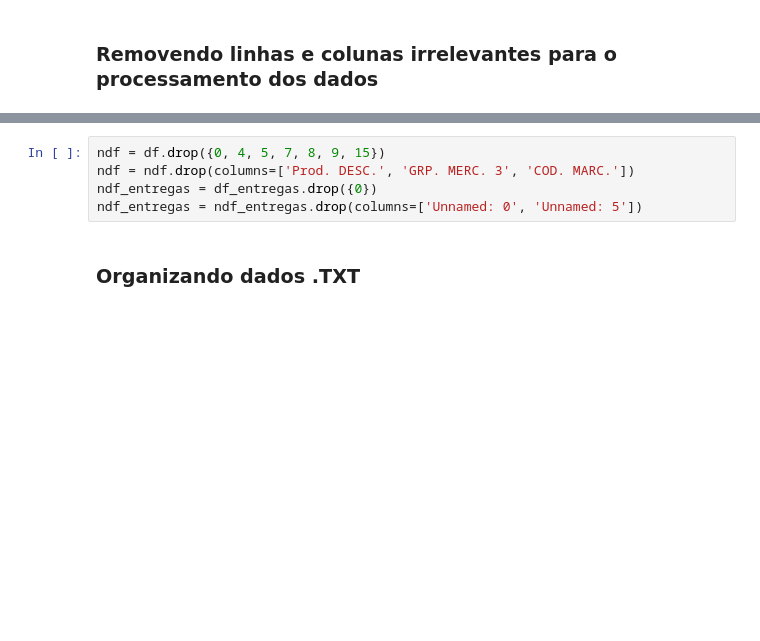
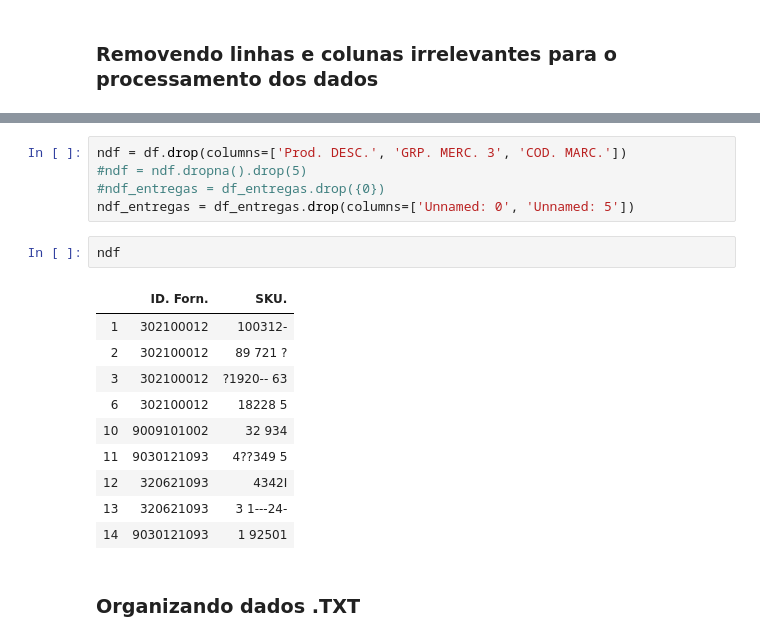
Before and after one commit to henrikefz/Desafio_Trainee, a Jupyter notebook: Untitled.ipynb, the cells around one changed output, grey strips where cells are left out. Cells and saved outputs as stored; diff of their text form; blank space fills up the shorter version.

```diff
--- a/Untitled.ipynb
+++ b/Untitled.ipynb
@@ -46,8 +56,21 @@ df_entregas
 # %%
-ndf = df.drop({0, 4, 5, 7, 8, 9, 15})
-ndf = ndf.drop(columns=['Prod. DESC.', 'GRP. MERC. 3', 'COD. MARC.'])
-ndf_entregas = df_entregas.drop({0})
-ndf_entregas = ndf_entregas.drop(columns=['Unnamed: 0', 'Unnamed: 5'])
+ndf = df.drop(columns=['Prod. DESC.', 'GRP. MERC. 3', 'COD. MARC.'])
+#ndf = ndf.dropna().drop(5)
+#ndf_entregas = df_entregas.drop({0})
+ndf_entregas = df_entregas.drop(columns=['Unnamed: 0', 'Unnamed: 5'])
+# %%
+ndf
+# %% [output]
+|  | ID. Forn. | SKU. |
+| 1 | 302100012 | 100312- |
+| 2 | 302100012 | 89 721 ? |
+| 3 | 302100012 | ?1920-- 63 |
+| 6 | 302100012 | 18228 5 |
+| 10 | 9009101002 | 32 934 |
+| 11 | 9030121093 | 4??349 5 |
+| 12 | 320621093 | 4342I |
+| 13 | 320621093 | 3 1---24- |
+| 14 | 9030121093 | 1 92501 |
 # %% [markdown]
 ### Organizando dados .TXT
 # %%
```
Also changed, not shown: parts of 8 cells of this notebook.
